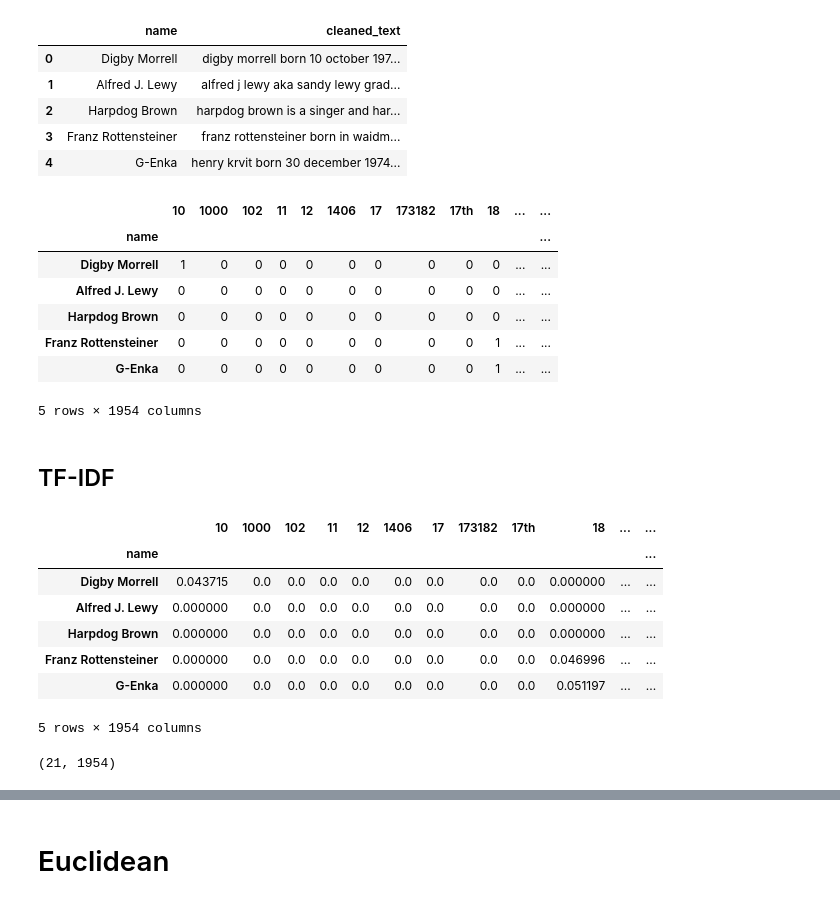
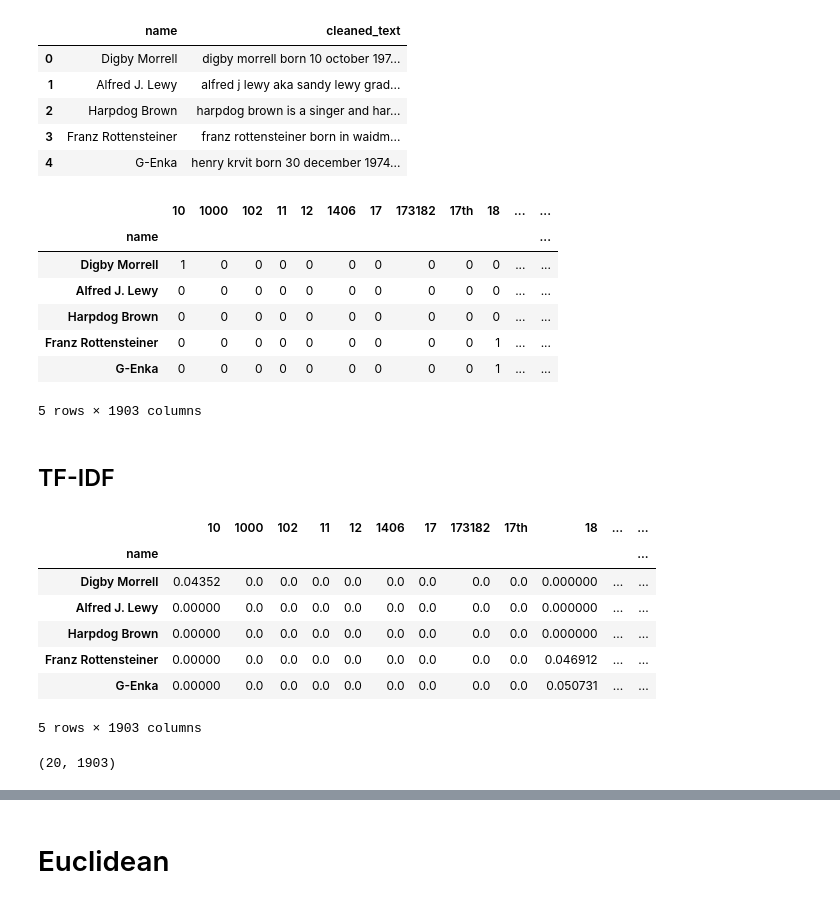
Before and after one commit to JuanReyesAn/Data-Science-Portfolio-C21, a Jupyter notebook: Projects/Project-5/NLP.Description.for.Students.ipynb, the cells around one changed output, grey strips where cells are left out. Drawn from its saved outputs; the diff is of its cells as text; code cells hidden in the pictures.

```diff
--- a/Projects/Project-5/NLP.Description.for.Students.ipynb
+++ b/Projects/Project-5/NLP.Description.for.Students.ipynb
@@ -162,25 +158,18 @@ sentence_0_clean
 # Create an empty list to store our cleaned sentences
 cleaned_list = []
 
-# Loop through every row in your light dataset
-for text in data_c['text']:
-    # 1. Turn the text row into a TextBlob object
+# Loop through only the first 20 rows
+for text in data_c['text'].head(20):
     tb = TextBlob(text)
-
-    # 2. Singularize every word in that blob
     singular_words = [x.singularize() for x in tb.words]
-
-    # 3. Join the words back together into a single string
     clean_sentence = ' '.join(singular_words)
-
-    # 4. Append the clean string to our list
     cleaned_list.append(clean_sentence)
 
-# Add the list as a new column in your DataFrame
-data_c['cleaned_text'] = cleaned_list
+# Create a slice of the DataFrame for the first 20 rows to match the list length
+data_c_20= data_c.head(20).copy()
+data_c_20['cleaned_text'] = cleaned_list
 
-# View the result
-data_c[['name', 'cleaned_text']].head()
+data_c_20[['name', 'cleaned_text']].head()
 # %% [output]
 |  | name | cleaned_text |
 | 0 | Digby Morrell | digby morrell born 10 october 197... |
@@ -193,13 +182,13 @@ data_c[['name', 'cleaned_text']].head()
 vectorizer = CountVectorizer(stop_words='english')
 
 # 2. Fit and transform your newly cleaned text column
-bag_of_words = vectorizer.fit_transform(data_c['cleaned_text'])
+bag_of_words = vectorizer.fit_transform(data_c_20['cleaned_text'])
 
 # 3. Convert it into a clean, readable DataFrame to see the counts
 bow_df = pd.DataFrame(
     bag_of_words.toarray(),
     columns=vectorizer.get_feature_names_out(),
-    index=data_c['name']
+    index=data_c_20['name']
 )
 
 # View the word count table
@@ -212,45 +201,45 @@ bow_df.head()
 | Harpdog Brown | 0 | 0 | 0 | 0 | 0 | 0 | 0 | 0 | 0 | 0 | ... | ... |
 | Franz Rottensteiner | 0 | 0 | 0 | 0 | 0 | 0 | 0 | 0 | 0 | 1 | ... | ... |
 | G-Enka | 0 | 0 | 0 | 0 | 0 | 0 | 0 | 0 | 0 | 1 | ... | ... |
-5 rows × 1954 columns
+5 rows × 1903 columns
 # %% [markdown]
 ## TF-IDF
 # %%
 # 1. Initialize the TF-IDF Vectorizer
 tfidf_vectorizer = TfidfVectorizer(stop_words='english')
 
 # 2. Fit and transform your cleaned text
-tfidf_matrix = tfidf_vectorizer.fit_transform(data_c['cleaned_text'])
+tfidf_matrix = tfidf_vectorizer.fit_transform(data_c_20['cleaned_text'])
 
 # 3. Convert it into a readable DataFrame
 tfidf_df = pd.DataFrame(
     tfidf_matrix.toarray(),
     columns=tfidf_vectorizer.get_feature_names_out(),
-    index=data_c['name']
+    index=data_c_20['name']
 )
 
 # View the TF-IDF table
 tfidf_df.head()
 # %% [output]
 |  | 10 | 1000 | 102 | 11 | 12 | 1406 | 17 | 173182 | 17th | 18 | ... | ... |
 | name |  |  |  |  |  |  |  |  |  |  |  | ... |
-| Digby Morrell | 0.043715 | 0.0 | 0.0 | 0.0 | 0.0 | 0.0 | 0.0 | 0.0 | 0.0 | 0.000000 | ... | ... |
-| Alfred J. Lewy | 0.000000 | 0.0 | 0.0 | 0.0 | 0.0 | 0.0 | 0.0 | 0.0 | 0.0 | 0.000000 | ... | ... |
-| Harpdog Brown | 0.000000 | 0.0 | 0.0 | 0.0 | 0.0 | 0.0 | 0.0 | 0.0 | 0.0 | 0.000000 | ... | ... |
-| Franz Rottensteiner | 0.000000 | 0.0 | 0.0 | 0.0 | 0.0 | 0.0 | 0.0 | 0.0 | 0.0 | 0.046996 | ... | ... |
-| G-Enka | 0.000000 | 0.0 | 0.0 | 0.0 | 0.0 | 0.0 | 0.0 | 0.0 | 0.0 | 0.051197 | ... | ... |
+| Digby Morrell | 0.04352 | 0.0 | 0.0 | 0.0 | 0.0 | 0.0 | 0.0 | 0.0 | 0.0 | 0.000000 | ... | ... |
+| Alfred J. Lewy | 0.00000 | 0.0 | 0.0 | 0.0 | 0.0 | 0.0 | 0.0 | 0.0 | 0.0 | 0.000000 | ... | ... |
+| Harpdog Brown | 0.00000 | 0.0 | 0.0 | 0.0 | 0.0 | 0.0 | 0.0 | 0.0 | 0.0 | 0.000000 | ... | ... |
+| Franz Rottensteiner | 0.00000 | 0.0 | 0.0 | 0.0 | 0.0 | 0.0 | 0.0 | 0.0 | 0.0 | 0.046912 | ... | ... |
+| G-Enka | 0.00000 | 0.0 | 0.0 | 0.0 | 0.0 | 0.0 | 0.0 | 0.0 | 0.0 | 0.050731 | ... | ... |
-5 rows × 1954 columns
+5 rows × 1903 columns
 # %%
 tf_df = pd.DataFrame(
     tfidf_matrix.toarray(),
     columns=tfidf_vectorizer.get_feature_names_out(),
-    index=data_c['name']
+    index=data_c_20['name']
 )
 
 # Check the shape of the DataFrame
 tf_df.shape
 # %% [output]
-(21, 1954)
+(20, 1903)
 # %%
 tf_df
 # %% [output]
```
Also changed, not shown: parts of 26 cells of this notebook.
